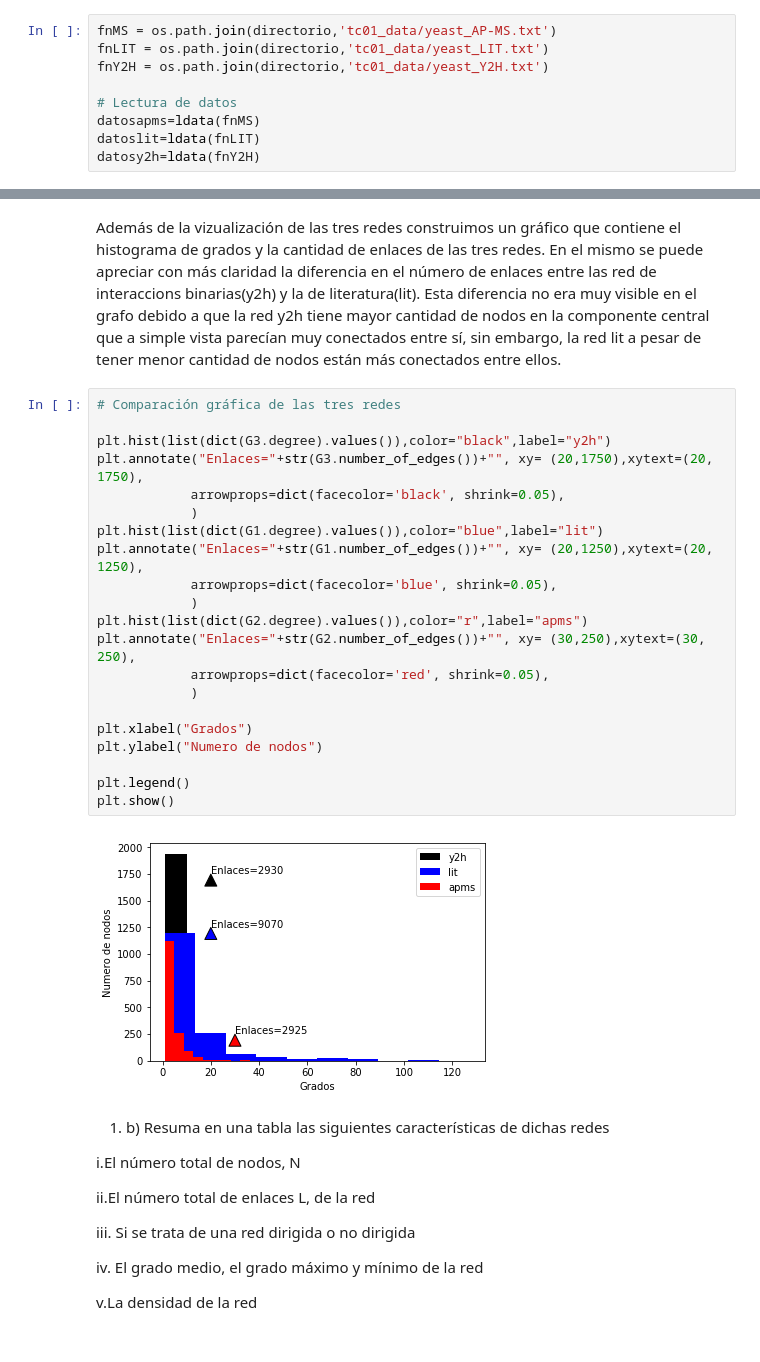
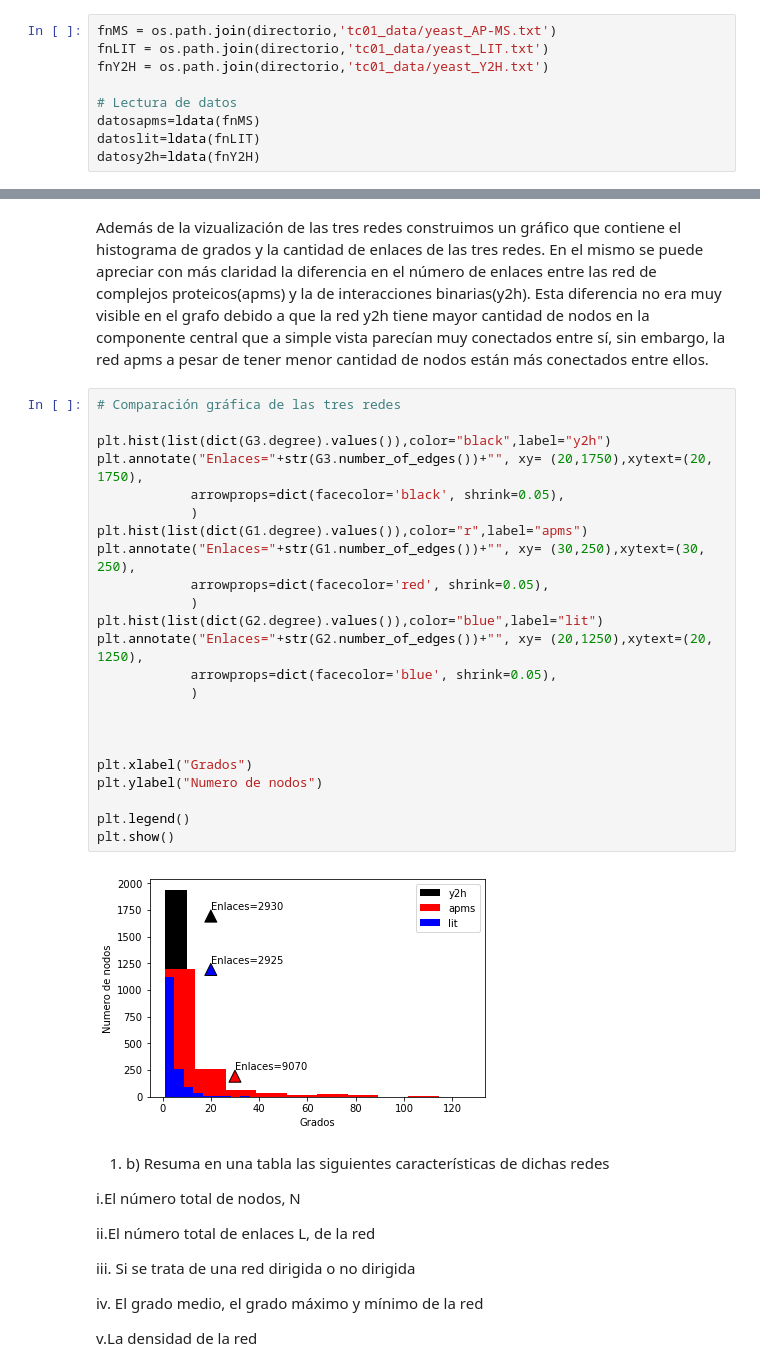
Before and after one commit to alangivre/TP1, a Jupyter notebook: TC1_Redes Complejas-Grupo7_Givre_Pedraza_Burgos.ipynb, the cells around one changed output, grey strips where cells are left out. Saved outputs shown, nothing was run; the diff lists cells and outputs as text.

```diff
--- a/TC1_Redes Complejas-Grupo7_Givre_Pedraza_Burgos.ipynb
+++ b/TC1_Redes Complejas-Grupo7_Givre_Pedraza_Burgos.ipynb
@@ -74,33 +73,34 @@ plt.show()
 # %% [markdown]
 Además de la vizualización de las tres redes construimos un gráfico que contiene el histograma de grados y
 la cantidad de enlaces de las tres redes. En el mismo se puede apreciar con más claridad la diferencia en el
-número de enlaces entre las red de interaccions binarias(y2h) y la de literatura(lit). Esta diferencia no era muy
-visible en el grafo debido a que la red y2h tiene mayor cantidad de nodos en la componente central que
-a simple vista parecían muy conectados entre sí, sin embargo, la red lit a pesar de tener menor cantidad de
+número de enlaces entre las red de complejos proteicos(apms) y la de interacciones binarias(y2h). Esta diferencia no era muy visible en el grafo debido a que la red y2h tiene mayor cantidad de nodos en la componente central que
+a simple vista parecían muy conectados entre sí, sin embargo, la red apms a pesar de tener menor cantidad de
 nodos están más conectados entre ellos.
 # %%
 # Comparación gráfica de las tres redes
 
 plt.hist(list(dict(G3.degree).values()),color="black",label="y2h")
 plt.annotate("Enlaces="+str(G3.number_of_edges())+"", xy= (20,1750),xytext=(20, 1750),
             arrowprops=dict(facecolor='black', shrink=0.05),
             )
-plt.hist(list(dict(G1.degree).values()),color="blue",label="lit")
-plt.annotate("Enlaces="+str(G1.number_of_edges())+"", xy= (20,1250),xytext=(20, 1250),
+plt.hist(list(dict(G1.degree).values()),color="r",label="apms")
+plt.annotate("Enlaces="+str(G1.number_of_edges())+"", xy= (30,250),xytext=(30, 250),
+            arrowprops=dict(facecolor='red', shrink=0.05),
+            )
+plt.hist(list(dict(G2.degree).values()),color="blue",label="lit")
+plt.annotate("Enlaces="+str(G2.number_of_edges())+"", xy= (20,1250),xytext=(20, 1250),
             arrowprops=dict(facecolor='blue', shrink=0.05),
             )
-plt.hist(list(dict(G2.degree).values()),color="r",label="apms")
-plt.annotate("Enlaces="+str(G2.number_of_edges())+"", xy= (30,250),xytext=(30, 250),
-            arrowprops=dict(facecolor='red', shrink=0.05),
-            )
+
+
 
 plt.xlabel("Grados")
 plt.ylabel("Numero de nodos")
 
 plt.legend()
 plt.show()
 # %% [output]
-[figure, old version]
+[figure, new version]
 # %% [markdown]
 1. b) Resuma en una tabla las siguientes características de dichas redes
 
```
Also changed, not shown: parts of 8 cells of this notebook.
